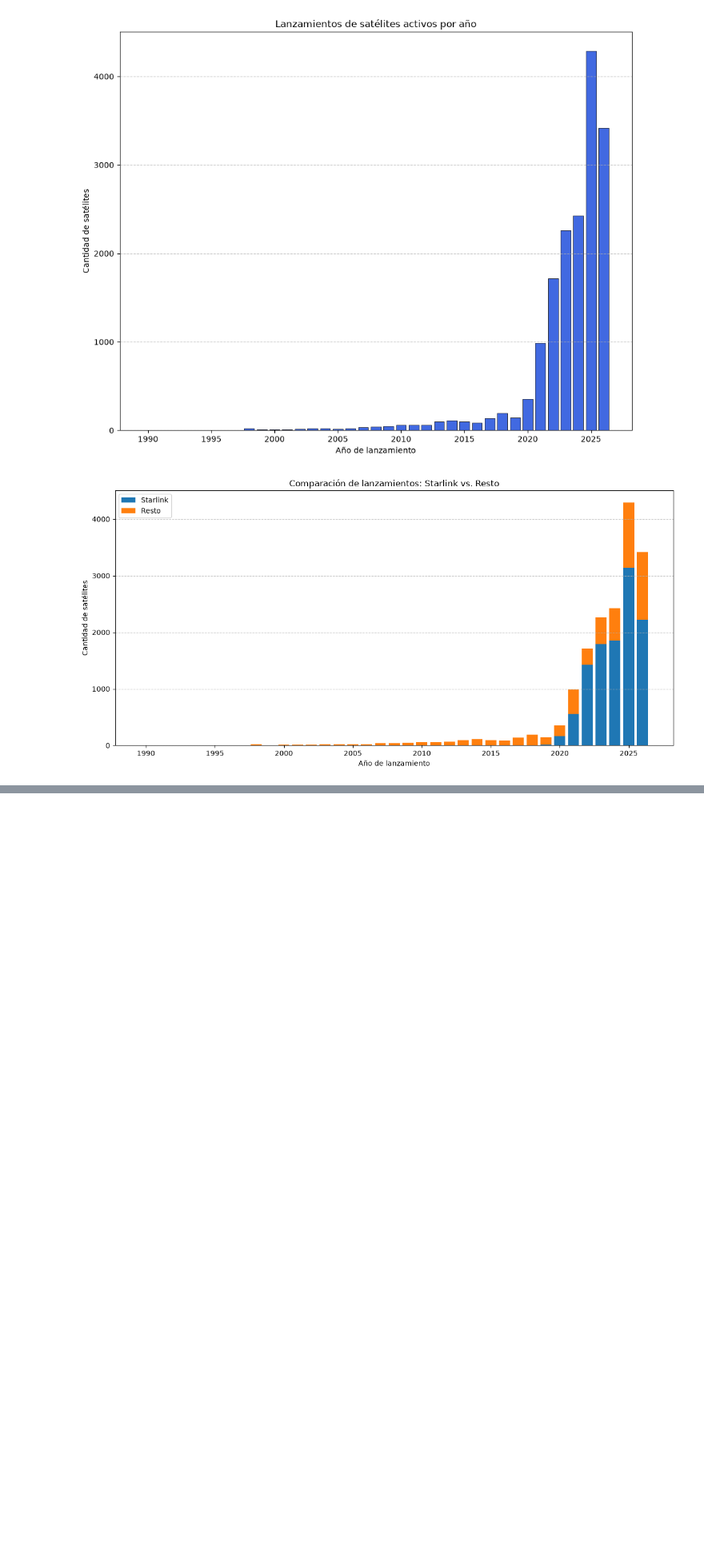
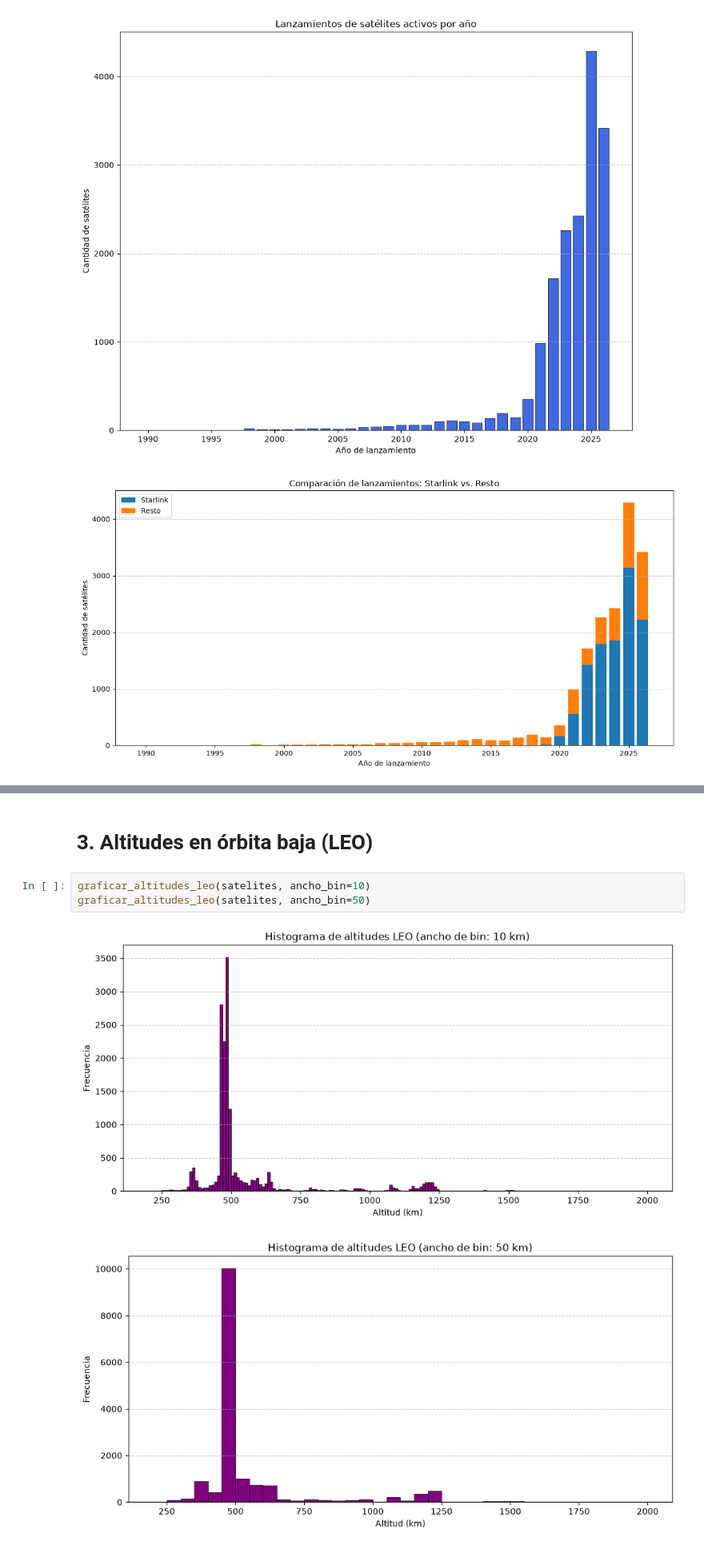
Before and after one commit to don-satur/proyesat, a Jupyter notebook: etapa_2/informe.ipynb, the cells around one changed output, grey strips where cells are left out. Shown at 80% size. Drawn from its saved outputs; the diff is of its cells as text; blank space fills up the shorter version.

```diff
--- a/etapa_2/informe.ipynb
+++ b/etapa_2/informe.ipynb
@@ -78,0 +100,8 @@ graficar_lanzamientos_apilados(
+# %% [markdown]
+# 3. Altitudes en órbita baja (LEO)
+# %%
+graficar_altitudes_leo(satelites, ancho_bin=10)
+graficar_altitudes_leo(satelites, ancho_bin=50)
+# %% [output]
+[figure, added]
+[figure, added]
```
Also changed, not shown: parts of 5 cells of this notebook.
